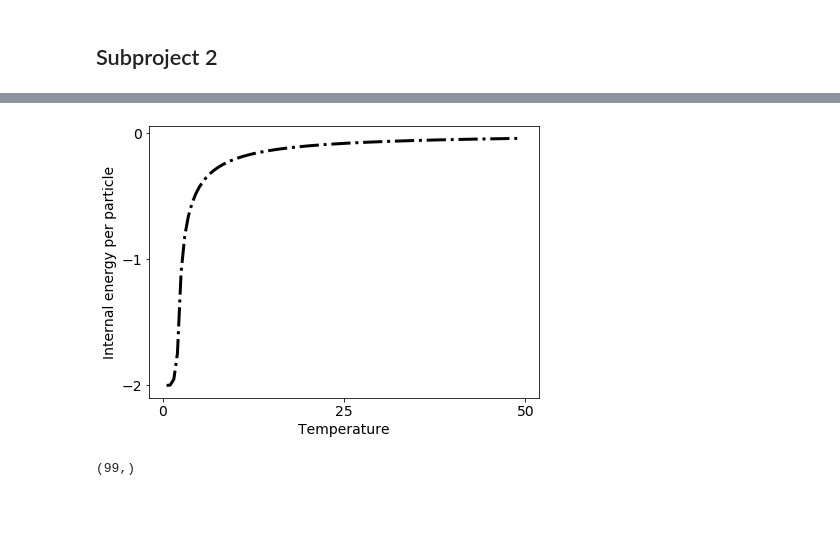
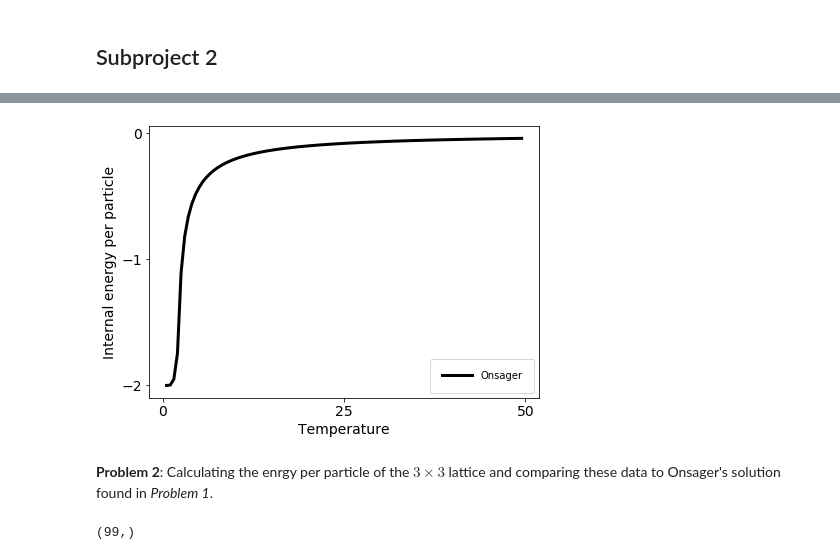
Before and after one commit to ajdominic/statmech, a Jupyter notebook: ajd_ising.ipynb, the cells around one changed output, grey strips where cells are left out. Saved outputs shown, nothing was run; the diff lists cells and outputs as text; code cells hidden in the pictures; blank space fills up the shorter version.

```diff
--- a/ajd_ising.ipynb
+++ b/ajd_ising.ipynb
@@ -54,9 +63,12 @@ The partition function in the high temperature regime is 512.00461.
 # %%
 J = 1.0
 T, E = c.onsager(J)
-c.plt_onsager(T, E)
+E_plt_list = [E]
+c.plt_onsager(T, E_plt_list, "Onsager.pdf")
 # %% [output]
-[figure, old version]
+[figure, new version]
+# %% [markdown]
+<b>Problem 2</b>: Calculating the enrgy per particle of the $3 \times 3$ lattice and comparing these data to Onsager's solution found in <i>Problem 1</i>.
 # %%
 E_array = np.zeros_like(T, float)
 print(T.shape)
```
Also changed, not shown: parts of 4 cells of this notebook.
